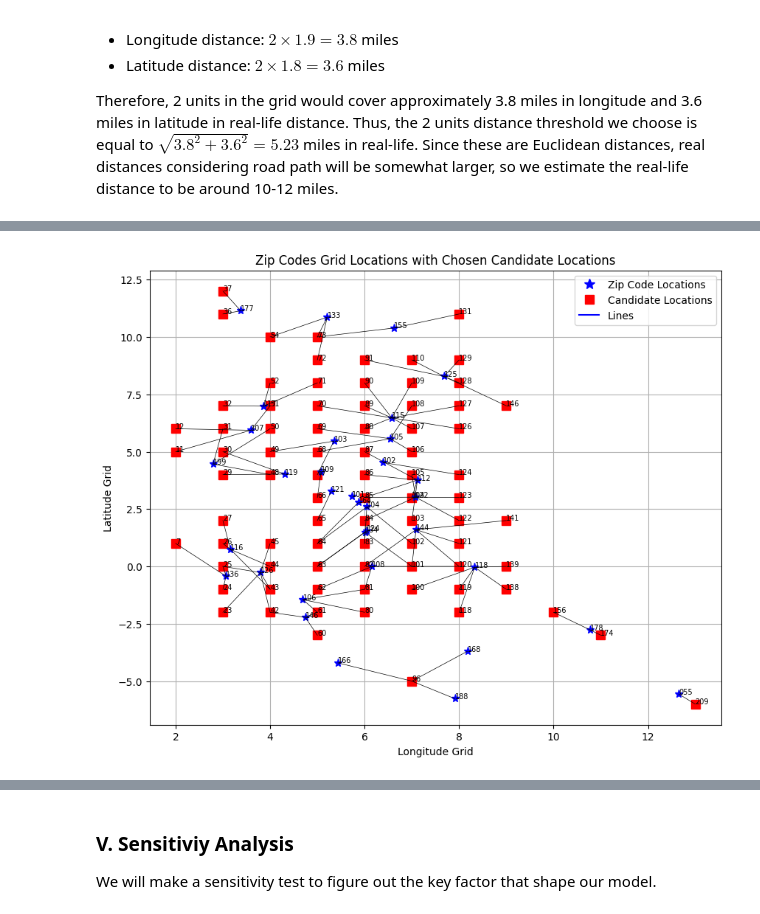
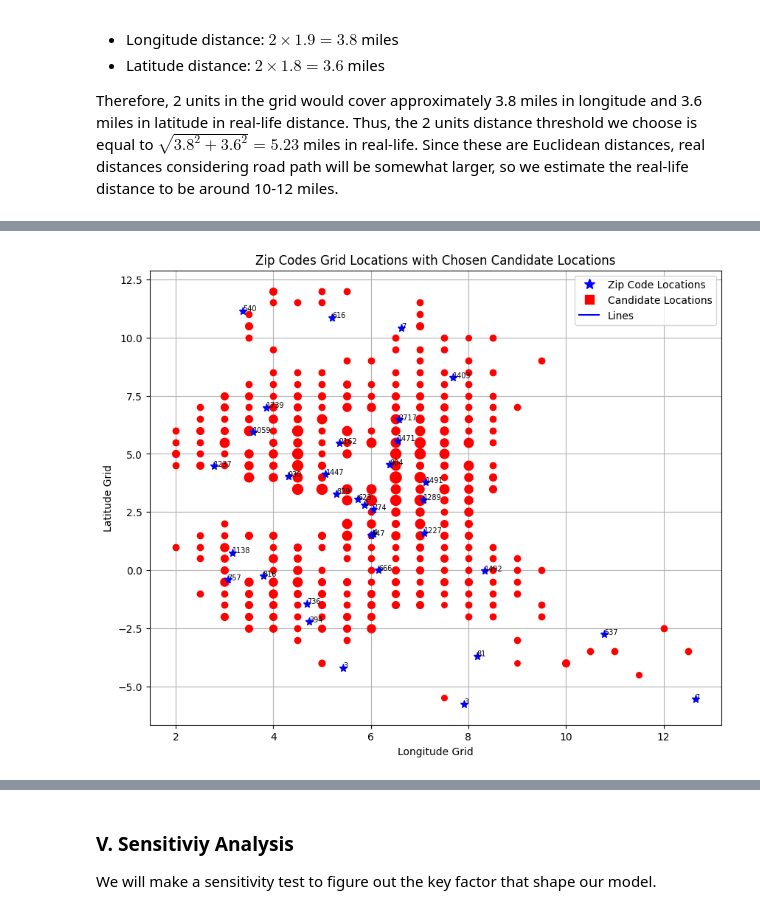
Before and after one commit to lqminhhh/Charging-Location-Optimization, a Jupyter notebook: Final.ipynb, the cells around one changed output, grey strips where cells are left out. Drawn from its saved outputs; the diff is of its cells as text; code cells hidden in the pictures.

```diff
--- a/Final.ipynb
+++ b/Final.ipynb
@@ -28,7 +28,7 @@ import plotly.graph_objs as go
 # %%
 # load datset and select needed columns
 df = pd.read_csv("./Electric_Vehicle_Population_Data.csv")
-df = df[["VIN (1-10)", "County", "City", "Postal Code", "Electric Range", "Vehicle Location"]]
+df = df[["VIN (1-10)", "County", "City", "Postal Code", "Vehicle Location"]]
 df.set_index("VIN (1-10)", inplace=True)
 # %%
 # select data that are from Seattle
@@ -131,13 +131,13 @@ Given the grid locations converted from zip code coordinates, we want to identif
 # %%
 # Select candidate grid locations within the specified range
-candidate_grid_locations = {idx: (i, j) for idx, (i, j) in enumerate([(i, j) for i in range(2, 14) for j in range(-6, 13)])}
+candidate_grid_locations = {idx: (i, j) for idx, (i, j) in enumerate([(i, j) for i in np.round(np.arange(2, 13.2, 0.5), 10) for j in np.round(np.arange(-6, 12.2, 0.5), 10)])}
 
 # Plot grid locations
 plt.figure(figsize=(10, 8))
 
 # Plot candidate locations (red points)
 for candidate, (lon_idx, lat_idx) in candidate_grid_locations.items():
-    plt.plot(lon_idx, lat_idx, 'rs', markersize = 8)
+    plt.plot(lon_idx, lat_idx, 'rs', markersize = 4)
 
 for zipcode, (lon_idx, lat_idx) in grid_locations.items():
     plt.plot(lon_idx, lat_idx, 'b*', markersize = 10)
@@ -331,0 +374,14 @@ Cover 77.25 % of the demand
+# %%
+result_table2 = []
+for (i, j) in ck:
+    if round(X_var[(i,j)].X, 2) > 0:
+        result_table2.append((int(i), j, round(X_var[(i,j)].X, 4)*100, int(n[i] * X_var[(i,j)].X), N[j].X , distances[(i, j)]))
+
+result_table2 = pd.DataFrame(result_table2)
+result_table2.columns = ["Postal Code", "Station", "Coverage Percentage", "Number of cars assigned", "Number of chargers", "Distances"]
+result_table2 = result_table2.sort_values(by="Station", ascending=True)
+a = result_table2.groupby('Station').agg({
+    'Number of chargers': 'sum'
+}).reset_index()
+station_chargers_dict = {row['Station']: row['Number of chargers'] for index, row in a.iterrows()}
+result_table2.head(20)
@@ -332,36 +406,38 @@ Cover 77.25 % of the demand
 # %%
 # Select the chosen candidate locations after optimizing using Gurobi
-chosen_locations = {idx: (i, j) for idx, (i, j) in candidate_grid_locations.items() if idx in result}
+chosen_locations = {idx: (i, j) for idx, (i, j) in candidate_grid_locations.items() if idx in result2}
 
 # Plot grid locations
 plt.figure(figsize=(10, 8))
 
+# determine the max supply for normalization
+max_supply = max(station_chargers_dict.values())
 # Plot candidate locations (red points)
 for candidate, (lon_idx, lat_idx) in chosen_locations.items():
-    plt.plot(lon_idx, lat_idx, 'rs', markersize=8, label='Candidate Locations')
-    plt.text(lon_idx, lat_idx, str(int(candidate)), fontsize=7)
+    size = 5 + 6 * (station_chargers_dict[candidate] / max_supply)
+    plt.plot(lon_idx, lat_idx, 'ro', markersize=size, label='Candidate Locations')
 
 # Plot zip code locations (blue stars)
 for zipcode, (lon_idx, lat_idx) in grid_locations.items():
     plt.plot(lon_idx, lat_idx, 'b*', markersize=8, label='Zip Code Locations')
-    plt.text(lon_idx, lat_idx, str(zipcode)[2:5], fontsize=7)
+    plt.text(lon_idx, lat_idx, n[zipcode], fontsize=7)
 
 # Plot lines connecting candidate and zip code locations
-for zipcode, candidate in ck:
-    if round(X_var[(zipcode, candidate)].X, 2) > 0:
-        plt.plot([chosen_locations[candidate][0], grid_locations[zipcode][0]],
-                 [chosen_locations[candidate][1], grid_locations[zipcode][1]],
-                 linestyle='-', color='black', linewidth=0.5, label='Assigned Stations')
+# for zipcode, candidate in ck:
+#     if round(X_var[(zipcode, candidate)].X, 2) > 0:
+#         plt.plot([chosen_locations[candidate][0], grid_locations[zipcode][0]],
+#                  [chosen_locations[candidate][1], grid_locations[zipcode][1]],
+#                  linestyle='-', color='black', linewidth=0.5, label='Assigned Stations')
 
 plt.title('Zip Codes Grid Locations with Chosen Candidate Locations')
 plt.xlabel('Longitude Grid')
 plt.ylabel('Latitude Grid')
 handles = [plt.Line2D([], [], marker='*', color='blue', linestyle='None', markersize=10),
            plt.Line2D([], [], marker='s', color='red', linestyle='None', markersize=8),
            plt.Line2D([], [], linestyle='-', color='blue')]
 labels = ['Zip Code Locations', 'Candidate Locations', 'Lines']
 plt.legend(handles, labels)
 plt.grid(True)
 plt.show()
 # %% [output]
-[figure, old version]
+[figure, new version]
```
Also changed, not shown: parts of 36 cells of this notebook.
